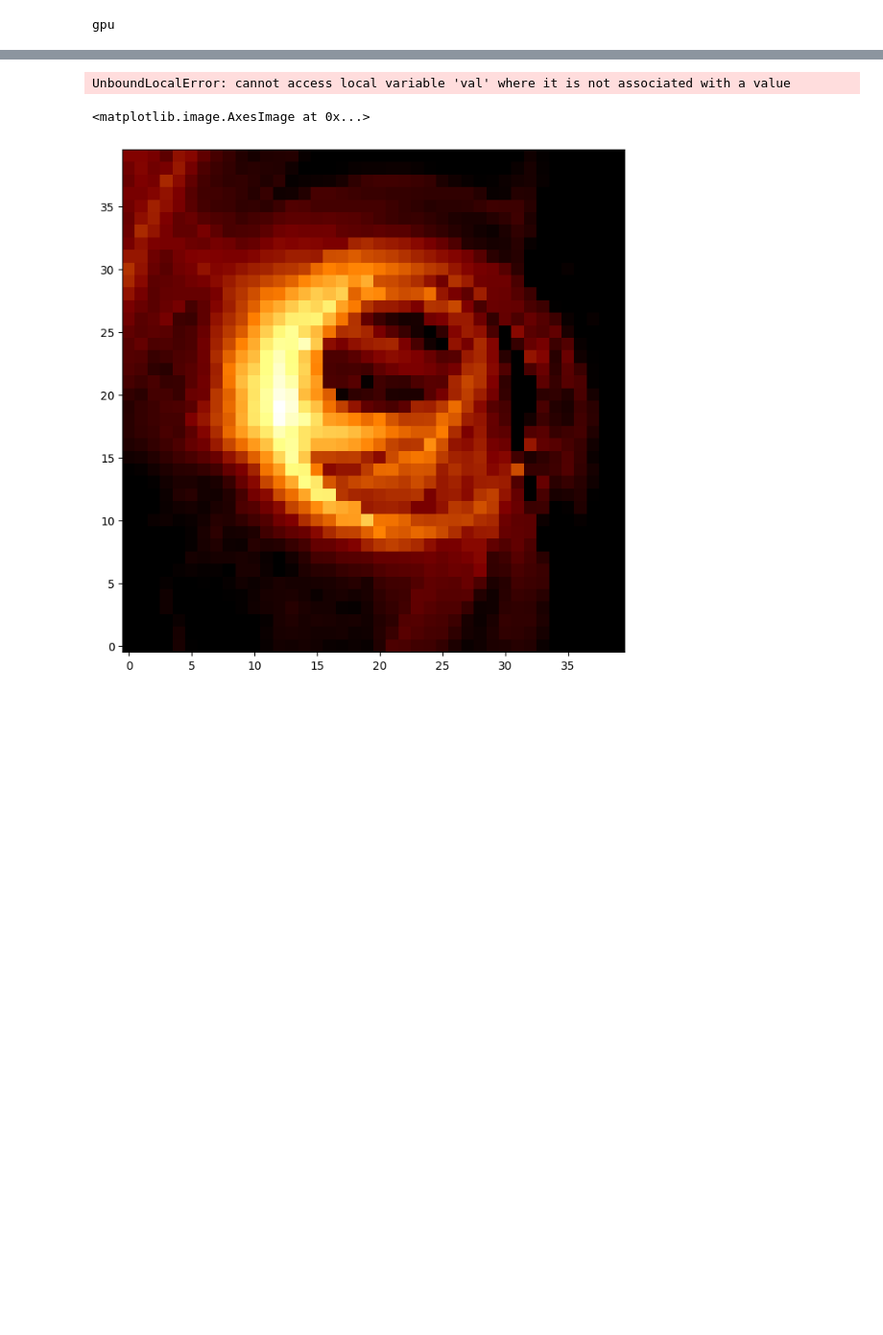
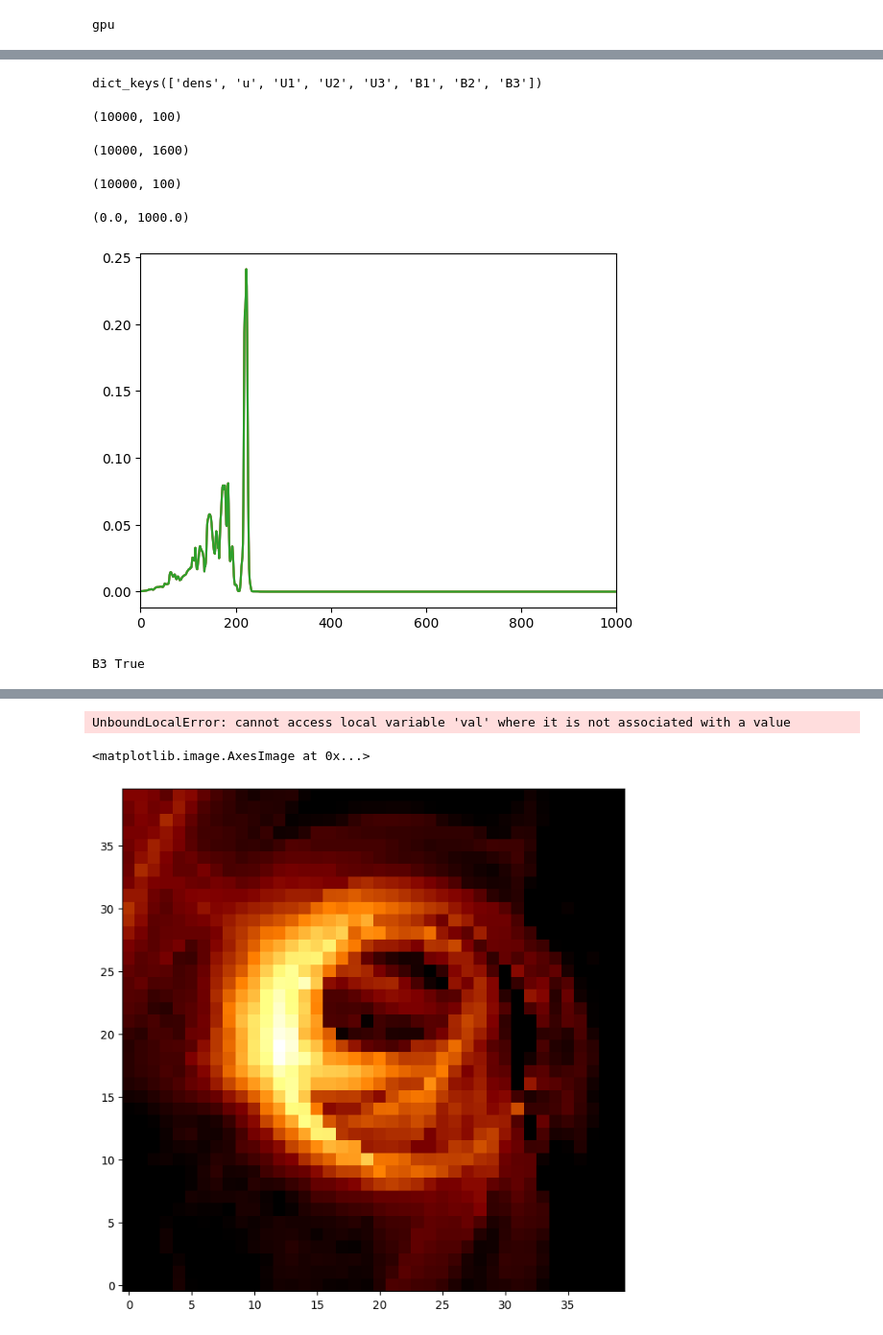
Before and after one commit to liamedeiros/Mahakala, a Jupyter notebook: demos/grmhd.ipynb, the cells around one changed output, grey strips where cells are left out. Shown at 96% size. Saved outputs shown, nothing was run; the diff lists cells and outputs as text; code cells hidden in the pictures; blank space fills up the shorter version.

```diff
--- a/demos/grmhd.ipynb
+++ b/demos/grmhd.ipynb
@@ -21,7 +21,7 @@ inclination_in_degrees = 60
 distance_in_rg = 1000
 
 fov = 10
-number_pixels_across = 160
+number_pixels_across = 10
 
 s0 = ma.initialize_geodesics_at_camera(bhspin, inclination_in_degrees, distance_in_rg, -fov, fov, number_pixels_across)
 # %%
@@ -32,0 +31,2 @@ S, final_dt = ma.geodesic_integrator(10000, s0, 40, 1e-4, bhspin)
+# %%
+primitive_data_new_3 = fluid_model.get_prims_from_geodesics_new(S)
@@ -32,0 +47,36 @@ S, final_dt = ma.geodesic_integrator(10000, s0, 40, 1e-4, bhspin)
+# %%
+primitive_data_new.keys()
+# %% [output]
+dict_keys(['dens', 'u', 'U1', 'U2', 'U3', 'B1', 'B2', 'B3'])
+# %%
+data_og = np.load('prim_data_og.npy', allow_pickle=True).item()
+data_jax = np.load('prim_data_jax.npy', allow_pickle=True).item()
+# %%
+data_og['dens'].shape
+# %% [output]
+(10000, 100)
+# %%
+primitive_data_new['dens'].shape
+# %% [output]
+(10000, 1600)
+# %%
+data_og['dens'].shape
+# %% [output]
+(10000, 100)
+# %%
+ax1 = plt.subplot(1, 1, 1)
+
+idx = 53
+
+ax1.plot(primitive_data_new_3['dens'][:, idx])
+ax1.plot(data_og['dens'][:, idx])
+ax1.plot(data_jax['dens'][:, idx])
+
+ax1.set_xlim(0, 1000)
+# %% [output]
+(0.0, 1000.0)
+[figure, added]
+# %%
+print(key, np.allclose(primitive_data_new_3['U1'], data_og['U2'], atol=1e-6))
+# %% [output]
+B3 True
```
Also changed, not shown: parts of 20 cells of this notebook, 1 other file.
